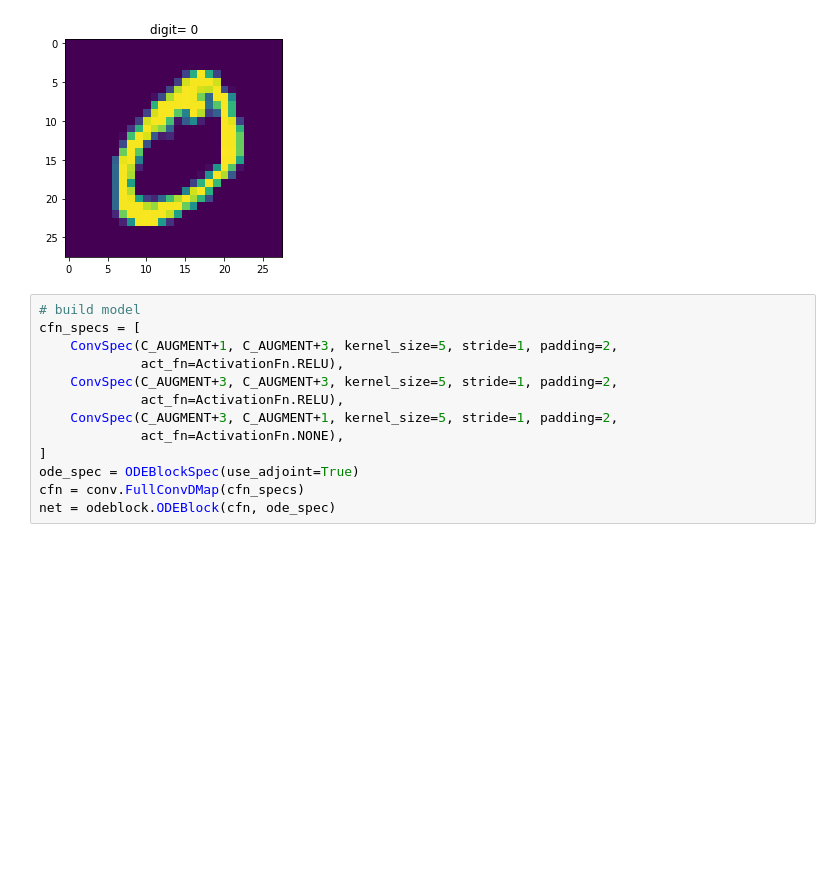
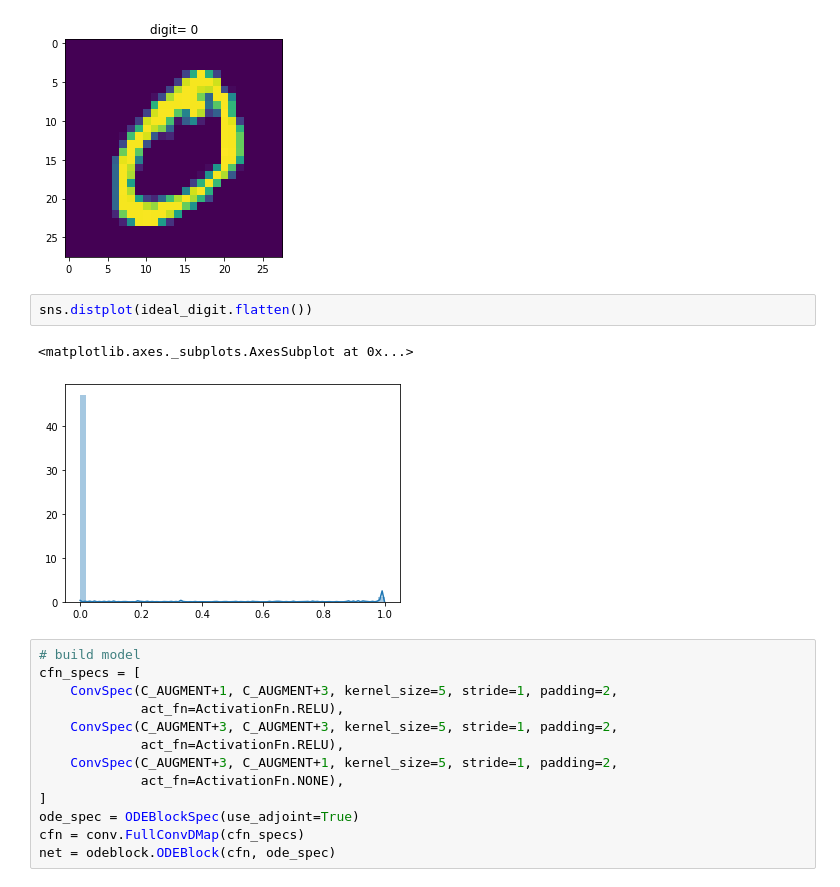
Before and after one commit to mIXs222/neuode, a Jupyter notebook: scripts/MNIST_neuode.ipynb, the cells around one changed output. Cells and saved outputs as stored; diff of their text form; blank space fills up the shorter version.

```diff
--- a/scripts/MNIST_neuode.ipynb
+++ b/scripts/MNIST_neuode.ipynb
@@ -73,6 +80,11 @@ plt.title('digit= %d'%label)
 # %% [output]
 Text(0.5, 1.0, 'digit= 0')
 [figure]
+# %%
+sns.distplot(ideal_digit.flatten())
+# %% [output]
+<matplotlib.axes._subplots.AxesSubplot at 0x...>
+[figure, added]
 # %%
 # build model
 cfn_specs = [
```
Also changed, not shown: parts of 10 cells of this notebook, 4 other files.
